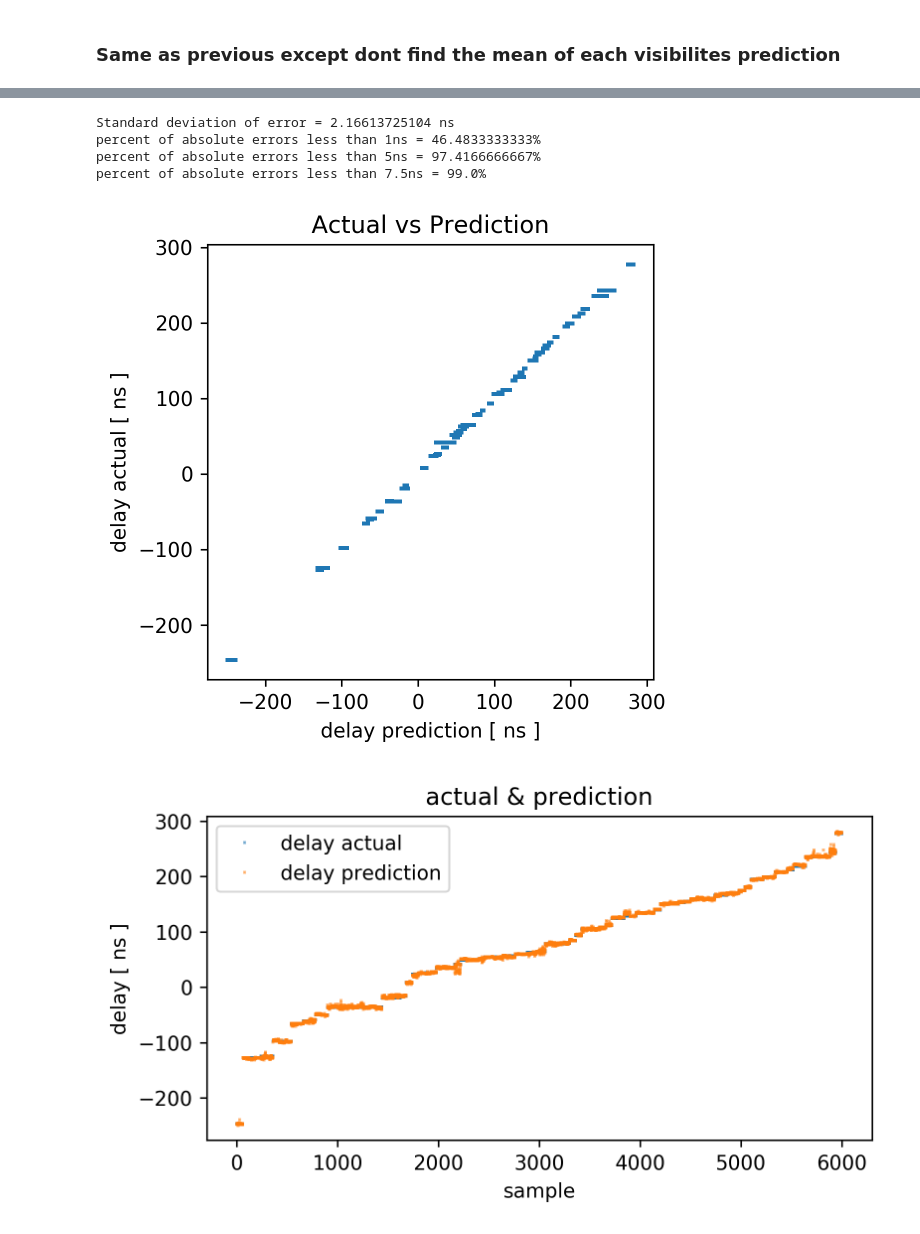
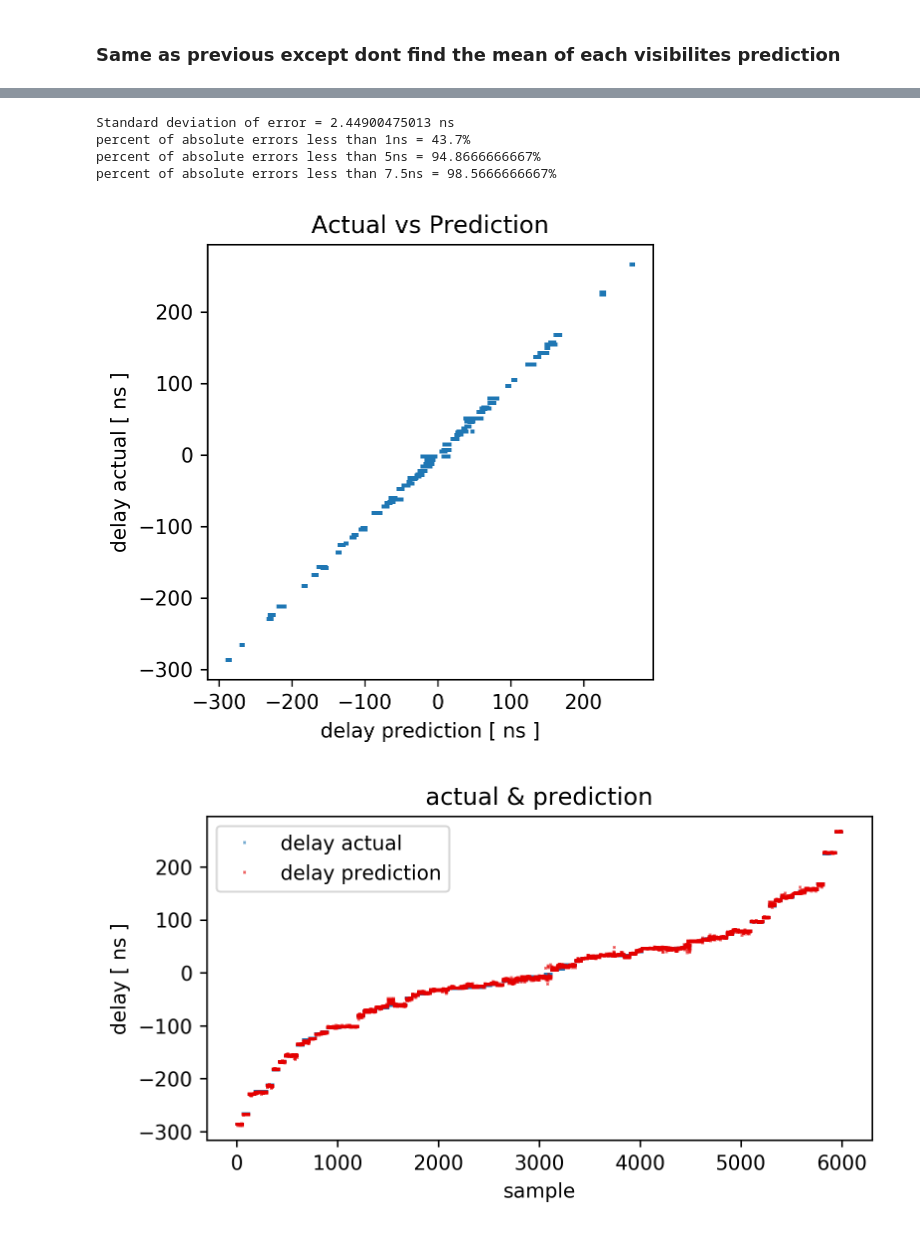
Before and after one commit to andrewasheridan/hera_sandbox, a Jupyter notebook: aas/estdel/estdel/estdel_evaluation.ipynb, the cells around one changed output, grey strips where cells are left out. Cells and saved outputs as stored; diff of their text form; code cells hidden in the pictures.

Commit message:
Reworked target acquistion

```diff
--- a/aas/estdel/estdel/estdel_evaluation.ipynb
+++ b/aas/estdel/estdel/estdel_evaluation.ipynb
@@ -60,9 +60,17 @@ def _flatness(seps):
 
     return _bl_data[seps[0]]   * _gains_c[(a,'x')] * _gains[(b,'x')] * \
            _bl_data_c[seps[1]] * _gains[(c,'x')]   * _gains_c[(d,'x')]
-# %%
-def get_target(two_seps, d):
-    return np.sum([d[ant] for ant in np.array(two_seps).flatten()])
+# %%
+def get_target(two_seps, d):
+
+    ants = flatten_list_o_tuples(two_seps)
+
+    ratio_delay  = d[ants[0]]
+    ratio_delay -= d[ants[1]]
+    ratio_delay -= d[ants[2]]
+    ratio_delay += d[ants[3]]
+
+    return ratio_delay
 # %% [markdown]
 ## Construct testing data
 # %% [markdown]
@@ -91,7 +100,7 @@ freqs = np.linspace(0.100,0.200,1024)
 # %%
 channel_width_in_GHz = np.mean(np.diff(freqs))
 # %%
-def scale_delays_to_ns(delays, channel_width_in_GHz):
+def scale_delays_to_ns(delays, channel_width_in_GHz = np.mean(np.diff(np.linspace(0.100,0.200,1024)))):
     return delays / channel_width_in_GHz
 # %% [markdown]
 ## Predict cable delays for data
@@ -277,10 +313,10 @@ print('percent of absolute errors less than 1ns = {}%'.format(100*np.mean(abs_er
 print('percent of absolute errors less than 5ns = {}%'.format(100*np.mean(abs_error < 5.)))
 print('percent of absolute errors less than 7.5ns = {}%'.format(100*np.mean(abs_error < 7.5)))
 # %% [output]
-Standard deviation of error = 2.16613725104 ns
-percent of absolute errors less than 1ns = 46.4833333333%
-percent of absolute errors less than 5ns = 97.4166666667%
-percent of absolute errors less than 7.5ns = 99.0%
+Standard deviation of error = 2.44900475013 ns
+percent of absolute errors less than 1ns = 43.7%
+percent of absolute errors less than 5ns = 94.8666666667%
+percent of absolute errors less than 7.5ns = 98.5666666667%
 # %%
 fig, ax = plt.subplots(figsize = (4,4), dpi = 144)
 plt.plot(predictions_ns, targets_tiled_ns, ls = 'none', marker = 's', markersize = 1)
@@ -289,16 +325,16 @@ plt.xlabel('delay prediction [ ns ]')
 plt.ylabel('delay actual [ ns ]')
 plt.show()
 # %% [output]
-[figure, old version]
+[figure, new version]
 # %%
 fig, ax = plt.subplots(figsize = (6,3), dpi = 144)
 sorting_idx = np.argsort(targets_tiled_ns)
 plt.plot(np.array(targets_tiled_ns)[sorting_idx], ls = 'none', marker = 's', markersize = 0.5, alpha = 0.5, label = 'delay actual')
-plt.plot(predictions_ns[sorting_idx], ls = 'none', marker = 's', markersize = 0.5, alpha = 0.5,  label = 'delay prediction')
+plt.plot(predictions_ns[sorting_idx], ls = 'none', marker = 's', markersize = 0.5, alpha = 0.5,  label = 'delay prediction', c = '#E50000')
 plt.xlabel('sample')
 plt.ylabel('delay [ ns ]')
 plt.title('actual & prediction')
 plt.legend()
 plt.show()
 # %% [output]
-[figure, old version]
+[figure, new version]
```
Also changed, not shown: parts of 17 cells of this notebook.
